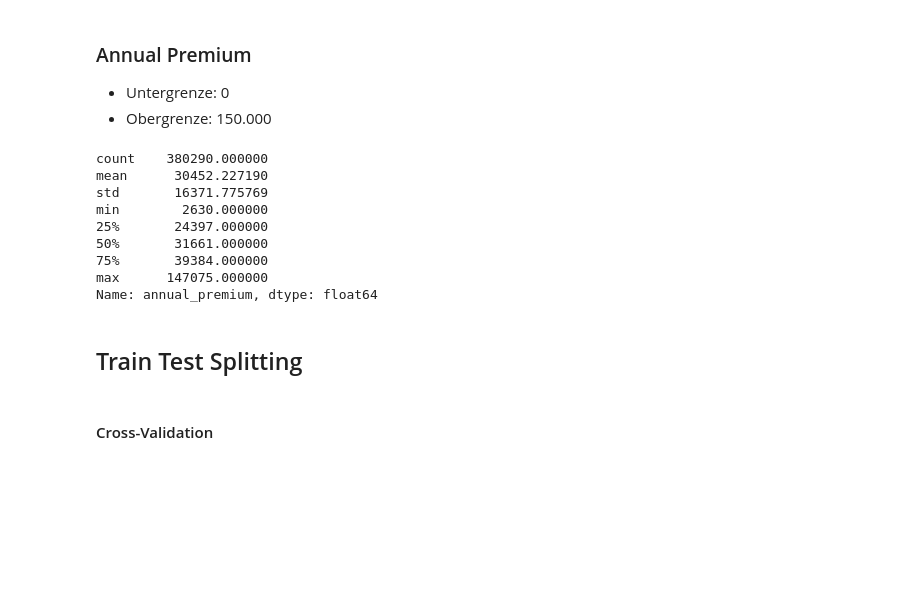
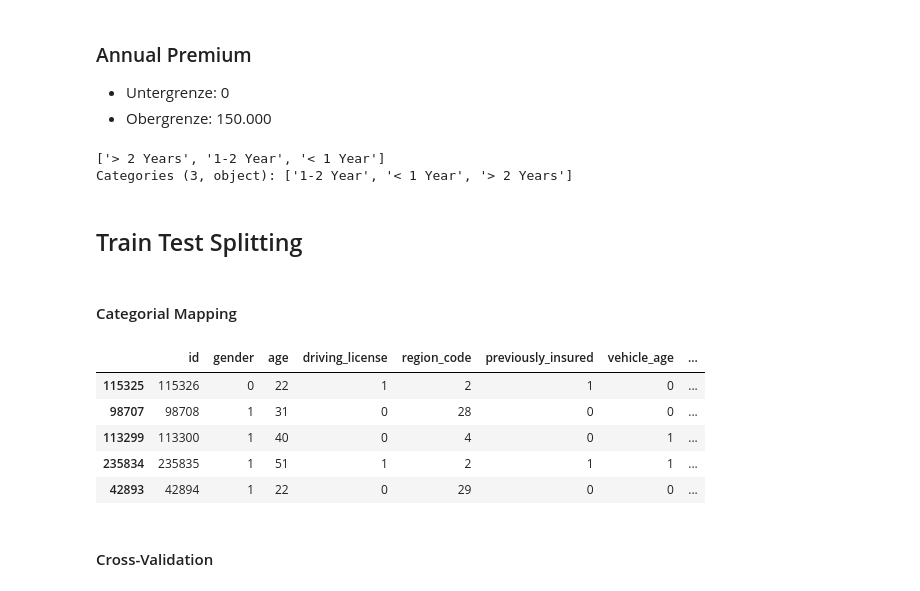
Before and after one commit to tlex-web/data_analysis_crisp_dm, a Jupyter notebook: data_preparation.ipynb, the cells around one changed output. Drawn from its saved outputs; the diff is of its cells as text; code cells hidden in the pictures; blank space fills up the shorter version.

```diff
--- a/data_preparation.ipynb
+++ b/data_preparation.ipynb
@@ -395,16 +216,11 @@ index_max_premium = df[df["annual_premium"] >= 150000].index
 df.drop(index_max_premium, inplace=True)
 
 df["annual_premium"].describe()
+
+df['vehicle_age'].unique()
 # %% [output]
-count    380290.000000
-mean      30452.227190
-std       16371.775769
-min        2630.000000
-25%       24397.000000
-50%       31661.000000
-75%       39384.000000
-max      147075.000000
-Name: annual_premium, dtype: float64
+['> 2 Years', '1-2 Year', '< 1 Year']
+Categories (3, object): ['1-2 Year', '< 1 Year', '> 2 Years']
 # %% [markdown]
 ## Train Test Splitting
 # %%
@@ -415,3 +234,56 @@ X_train, X_test, y_train, y_test = train_test_split(X, y, train_size=0.8, test_s
+# %% [markdown]
+#### Categorial Mapping
+# %%
+gender_map = {
+    'Female': 0,
+    'Male': 1,
+}
+driving_license_map = {
+    'No': 0,
+    'Yes': 1
+}
+previously_insured_map = {
+    'No': 0,
+    'Yes': 1
+}
+vehicle_age_map = {
+    '< 1 Year': 0,
+    '1-2 Year': 1,
+    '> 2 Years': 2
+}
+vehicle_damage_map = {
+    'No': 0,
+    'Yes': 1
+}
+response_map = {
+    'No': 0,
+    'Yes': 1
+}
+# %%
+X_train_df.loc[:,'gender'] = X_train_df['gender'].map(gender_map)
+X_train_df.loc[:,'driving_license'] = X_train_df['driving_license'].map(driving_license_map)
+X_train_df.loc[:,'previously_insured'] = X_train_df['previously_insured'].map(previously_insured_map)
+X_train_df.loc[:,'vehicle_age'] = X_train_df['vehicle_age'].map(vehicle_age_map).astype('Int64')
+X_train_df.loc[:,'vehicle_damage'] = X_train_df['vehicle_damage'].map(vehicle_damage_map)
+
+X_test_df.loc[:,'gender'] = X_test_df['gender'].map(gender_map)
+X_test_df.loc[:,'driving_license'] = X_test_df['driving_license'].map(driving_license_map)
+X_test_df.loc[:,'previously_insured'] = X_test_df['previously_insured'].map(previously_insured_map)
+X_test_df.loc[:,'vehicle_age'] = X_test_df['vehicle_age'].map(vehicle_age_map).astype('Int64')
+X_test_df.loc[:,'vehicle_damage'] = X_test_df['vehicle_damage'].map(vehicle_damage_map)
+
+LE = LabelEncoder()
+
+X_train_df['region_code'] = LE.fit_transform(X_train_df.loc[:,'region_code'])
+
+X_train_df.head()
+# %% [output]
+|  | id | gender | age | driving_license | region_code | previously_insured | vehicle_age | ... |
+| 115325 | 115326 | 0 | 22 | 1 | 2 | 1 | 0 | ... |
+| 98707 | 98708 | 1 | 31 | 0 | 28 | 0 | 0 | ... |
+| 113299 | 113300 | 1 | 40 | 0 | 4 | 0 | 1 | ... |
+| 235834 | 235835 | 1 | 51 | 1 | 2 | 1 | 1 | ... |
+| 42893 | 42894 | 1 | 22 | 0 | 29 | 0 | 0 | ... |
 # %% [markdown]
 #### Cross-Validation
 # %%
```
Also changed, not shown: parts of 19 cells of this notebook.
